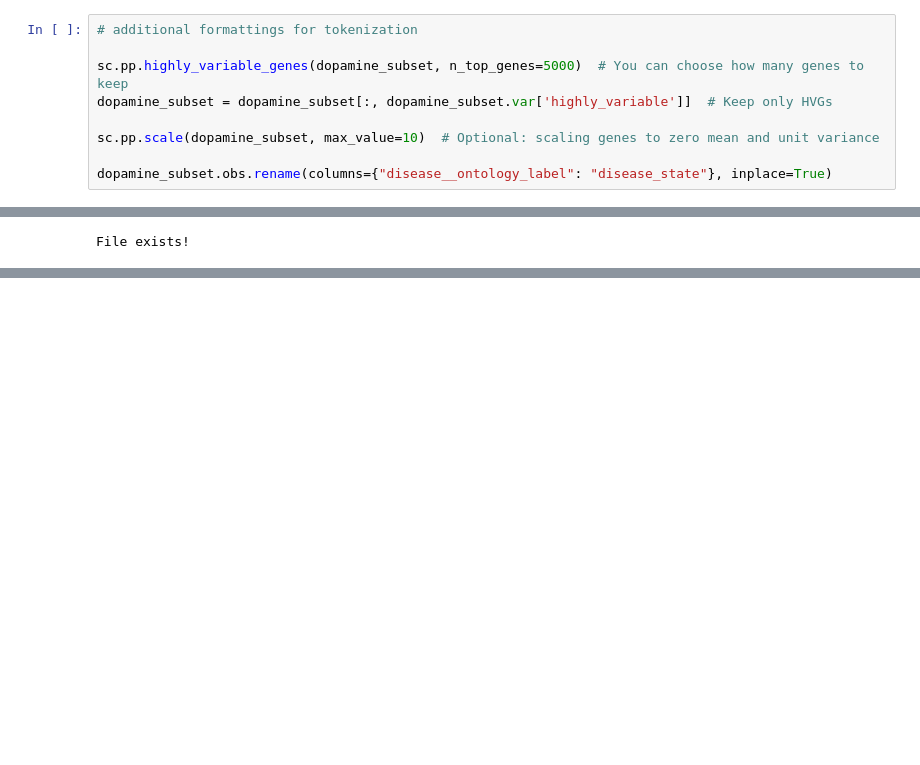
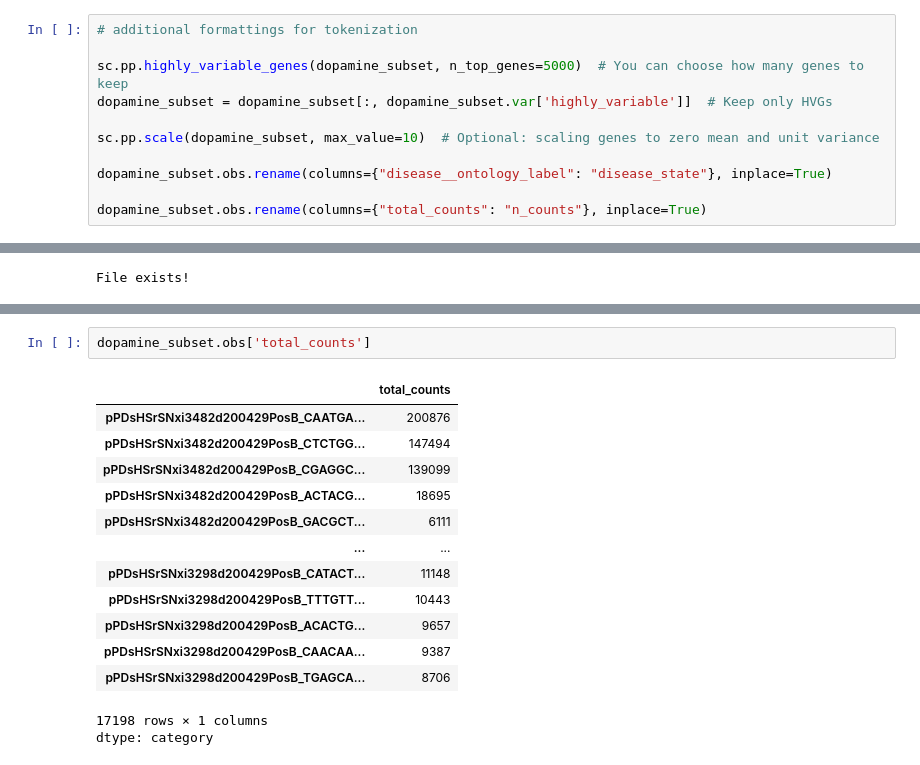
Before and after one commit to sean-otoole/HODD, a Jupyter notebook: prepare_training_data.ipynb, the cells around one changed output, grey strips where cells are left out. Drawn from its saved outputs; the diff is of its cells as text; blank space fills up the shorter version.

```diff
--- a/prepare_training_data.ipynb
+++ b/prepare_training_data.ipynb
@@ -353,6 +353,8 @@ dopamine_subset = dopamine_subset[:, dopamine_subset.var['highly_variable']]  #
 sc.pp.scale(dopamine_subset, max_value=10)  # Optional: scaling genes to zero mean and unit variance
 
 dopamine_subset.obs.rename(columns={"disease__ontology_label": "disease_state"}, inplace=True)
+
+dopamine_subset.obs.rename(columns={"total_counts": "n_counts"}, inplace=True)
 # %%
 # this should now be formatted correctly for geneformer
 dopamine_subset.write('/content/drive/MyDrive/HODD/Geneformer_parkinsons_files/dopamine_subset_pre_tokenization.h5ad')
@@ -369,0 +388,17 @@ File exists!
+# %%
+dopamine_subset.obs['total_counts']
+# %% [output]
+|  | total_counts |
+| pPDsHSrSNxi3482d200429PosB_CAATGA... | 200876 |
+| pPDsHSrSNxi3482d200429PosB_CTCTGG... | 147494 |
+| pPDsHSrSNxi3482d200429PosB_CGAGGC... | 139099 |
+| pPDsHSrSNxi3482d200429PosB_ACTACG... | 18695 |
+| pPDsHSrSNxi3482d200429PosB_GACGCT... | 6111 |
+| ... | ... |
+| pPDsHSrSNxi3298d200429PosB_CATACT... | 11148 |
+| pPDsHSrSNxi3298d200429PosB_TTTGTT... | 10443 |
+| pPDsHSrSNxi3298d200429PosB_ACACTG... | 9657 |
+| pPDsHSrSNxi3298d200429PosB_CAACAA... | 9387 |
+| pPDsHSrSNxi3298d200429PosB_TGAGCA... | 8706 |
+17198 rows × 1 columns
+dtype: category
```
Also changed, not shown: parts of 1 cell of this notebook.
